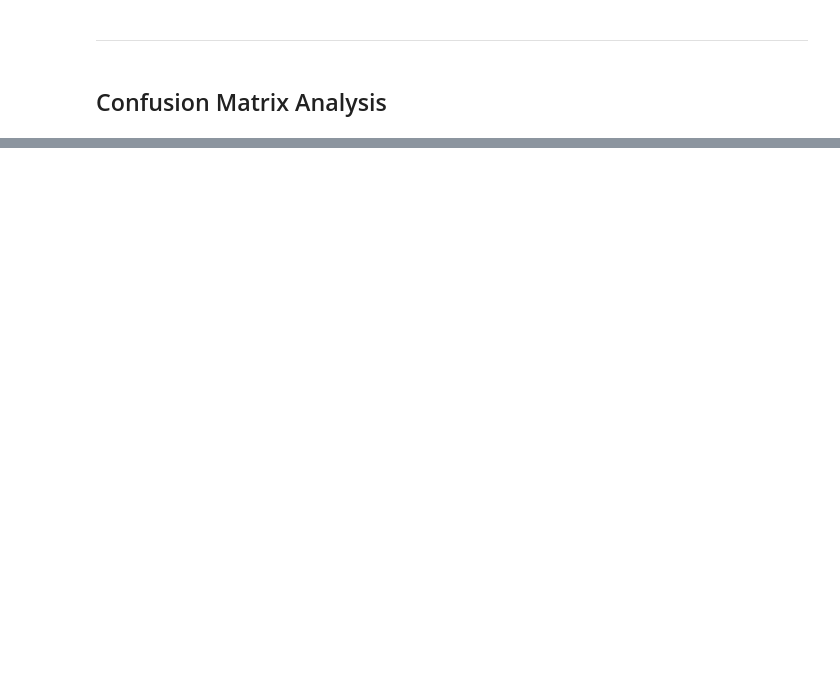
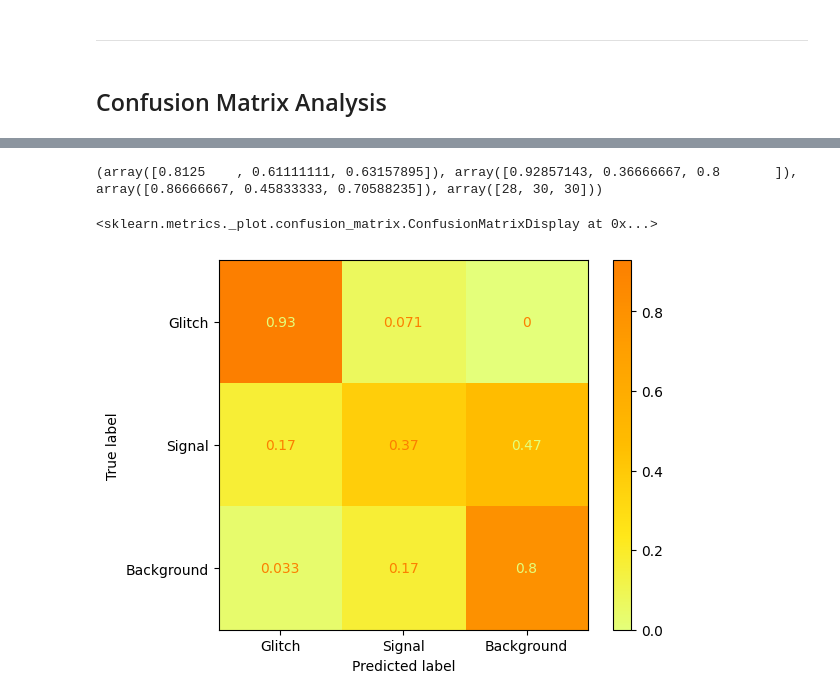
Before and after one commit to GWGASF/gwgasf, a Jupyter notebook: src/old/GASF Multiclass Classifier.ipynb, the cells around one changed output, grey strips where cells are left out. Cells and saved outputs as stored; diff of their text form; code cells hidden in the pictures; blank space fills up the shorter version.

```diff
--- a/src/old/GASF Multiclass Classifier.ipynb
+++ b/src/old/GASF Multiclass Classifier.ipynb
@@ -795,0 +816,9 @@ Error:
+# %%
+conf_matrix = calculate_confusion_matrix(GASF_Model, testing_data, device)
+conf_matrix
+disp = ConfusionMatrixDisplay(conf_matrix, display_labels=['Glitch', 'Signal', 'Background'])
+disp.plot(include_values=True, cmap='Wistia', ax=None, xticks_rotation='horizontal')
+# %% [output]
+(array([0.8125    , 0.61111111, 0.63157895]), array([0.92857143, 0.36666667, 0.8       ]), array([0.86666667, 0.45833333, 0.70588235]), array([28, 30, 30]))
+<sklearn.metrics._plot.confusion_matrix.ConfusionMatrixDisplay at 0x...>
+[figure, added]
```
Also changed, not shown: parts of 12 cells of this notebook, 9 other files.
